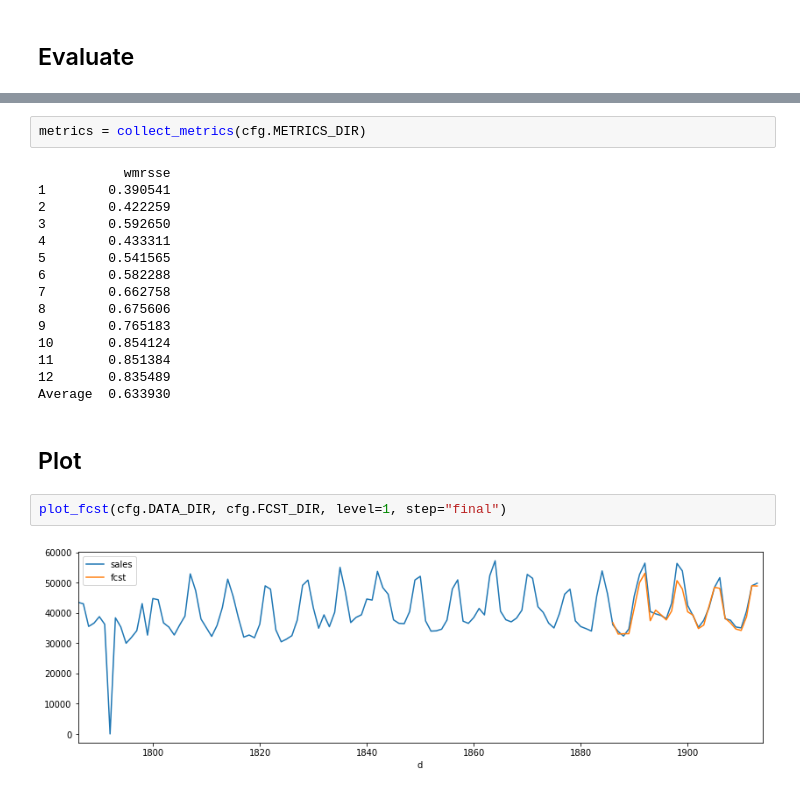
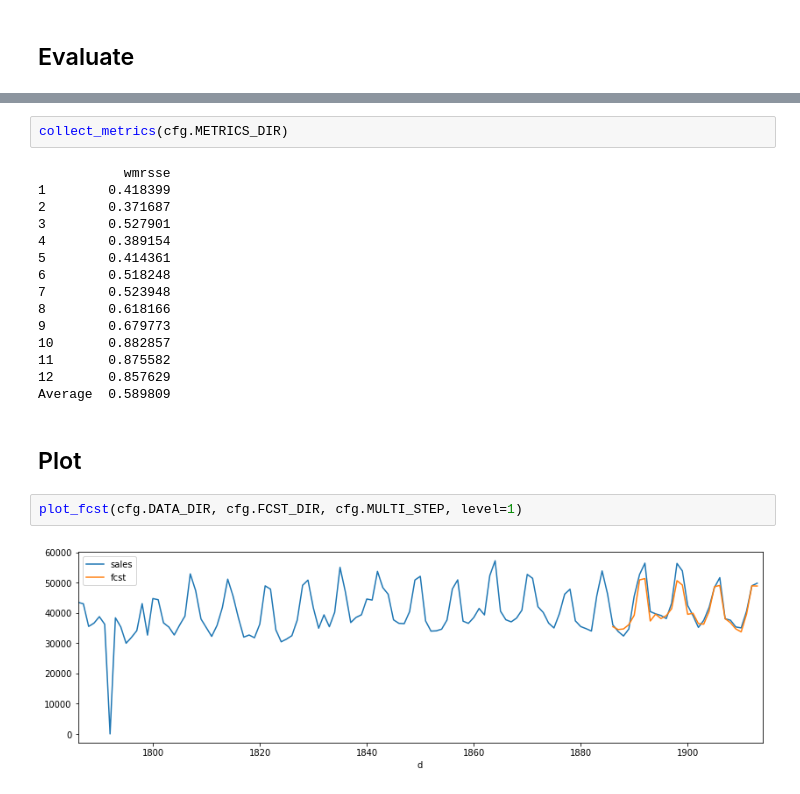
Before and after one commit to coldwhitewinters/m5-forecasting, a Jupyter notebook: notebooks/main.ipynb, the cells around one changed output, grey strips where cells are left out. Saved outputs shown, nothing was run; the diff lists cells and outputs as text.

Commit message:
Add option for multi-step or single-step

```diff
--- a/notebooks/main.ipynb
+++ b/notebooks/main.ipynb
@@ -196,25 +167,25 @@ Calculating accuracy for level 10
 Calculating accuracy for level 11
 Calculating accuracy for level 12
 # %%
-metrics = collect_metrics(cfg.METRICS_DIR)
+collect_metrics(cfg.METRICS_DIR)
 # %% [output]
            wmrsse
-1        0.390541
-2        0.422259
-3        0.592650
-4        0.433311
-5        0.541565
-6        0.582288
-7        0.662758
-8        0.675606
-9        0.765183
-10       0.854124
-11       0.851384
-12       0.835489
-Average  0.633930
+1        0.418399
+2        0.371687
+3        0.527901
+4        0.389154
+5        0.414361
+6        0.518248
+7        0.523948
+8        0.618166
+9        0.679773
+10       0.882857
+11       0.875582
+12       0.857629
+Average  0.589809
 # %% [markdown]
 ## Plot
 # %%
-plot_fcst(cfg.DATA_DIR, cfg.FCST_DIR, level=1, step="final")
+plot_fcst(cfg.DATA_DIR, cfg.FCST_DIR, cfg.MULTI_STEP, level=1)
 # %% [output]
-[figure, old version]
+[figure, new version]
```
Also changed, not shown: parts of 7 cells of this notebook, 21 other files.
